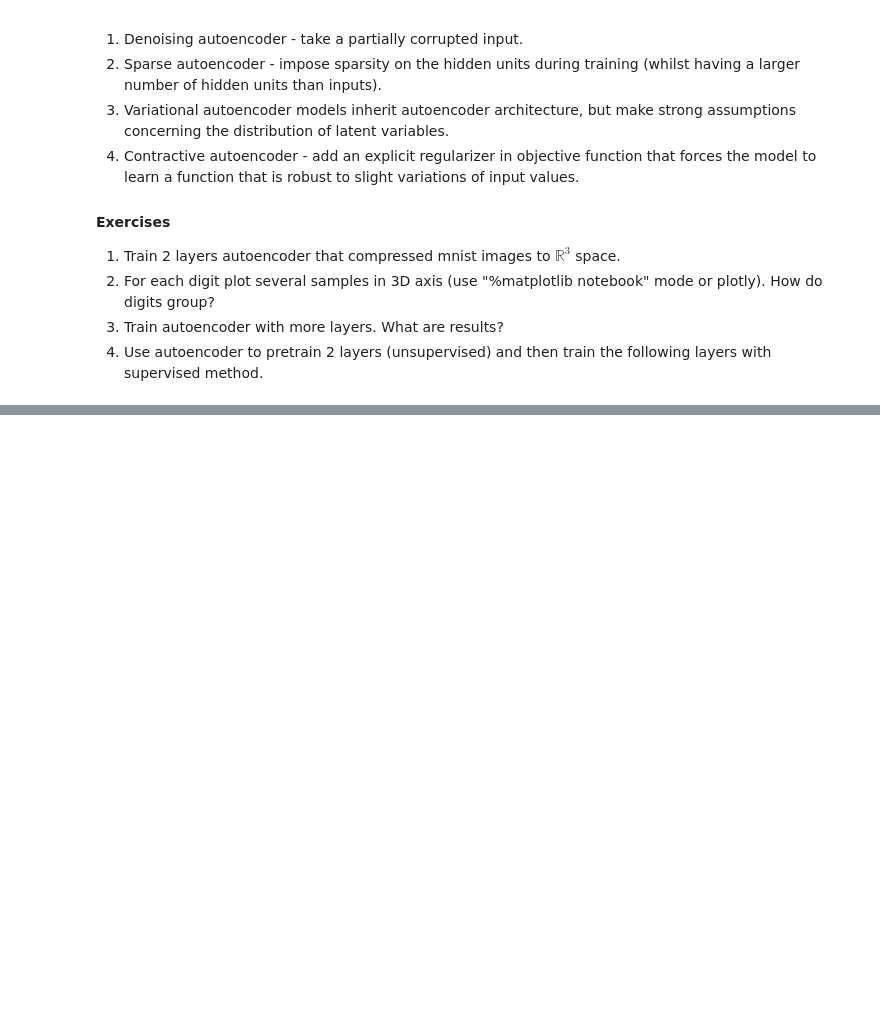
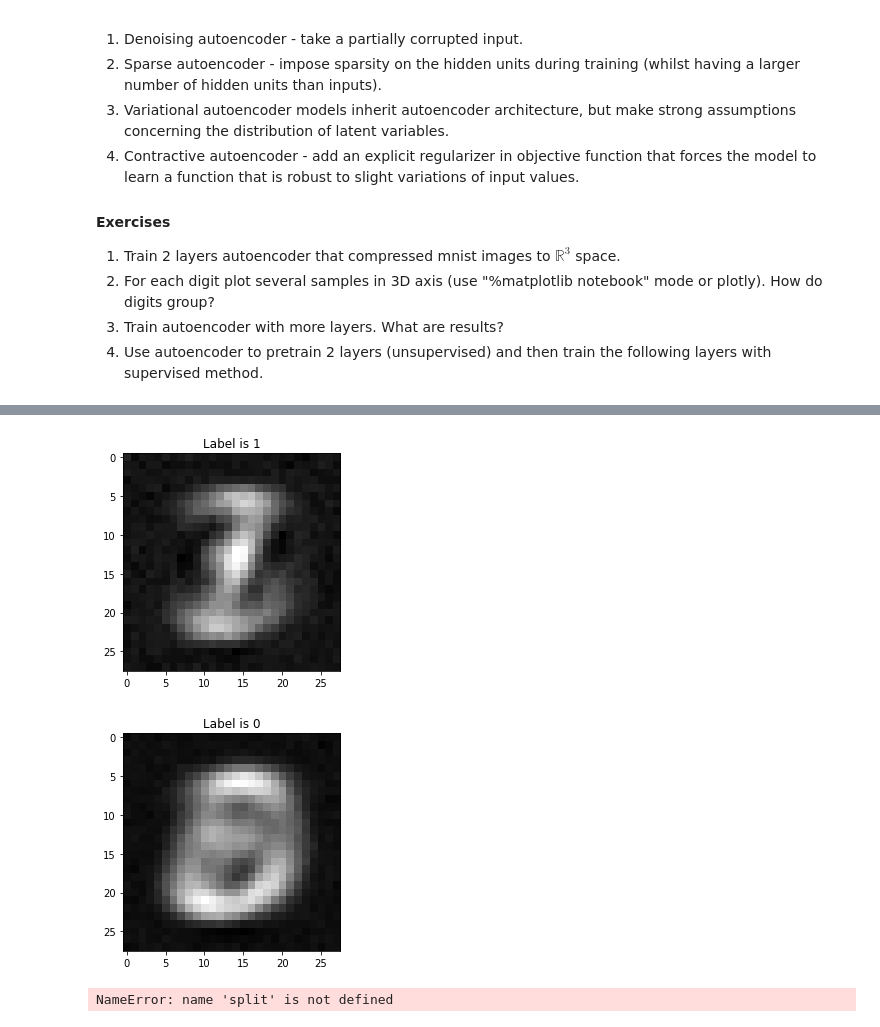
Before and after one commit to max-kuzn/squad, a Jupyter notebook: labs/lab-2.ipynb, the cells around one changed output, grey strips where cells are left out. Saved outputs shown, nothing was run; the diff lists cells and outputs as text; code cells hidden in the pictures; blank space fills up the shorter version.

```diff
--- a/labs/lab-2.ipynb
+++ b/labs/lab-2.ipynb
@@ -644,8 +661,10 @@ def autoencoder(
     # Сделаем так, чтобы первый слой был размера 784 и размеры всех слоёв симметричны
     if sizes[0] != 784:
         sizes.insert(0, 784)
+
+    n = len(sizes)
     for i in range(len(sizes) - 1):
-        sizes.append(sizes[i])
+        sizes.append(sizes[n - i - 2])
 
     # Количество слоев
     n = len(sizes)
@@ -704,10 +723,6 @@ def autoencoder(
                 inputs=x_interim[-1],
                 units=sizes[-1],
                 use_bias=True,
-                kernel_regularizer=tf.contrib.layers.l1_l2_regularizer(
-                    scale_l1=lambda1,
-                    scale_l2=lambda2
-                ),
                 name="y"
         )
     else:
@@ -715,9 +730,13 @@ def autoencoder(
                 inputs=x_interim[-1],
                 units=sizes[-1],
                 use_bias=True,
+                kernel_regularizer=tf.contrib.layers.l1_l2_regularizer(
+                    scale_l1=lambda1,
+                    scale_l2=lambda2
+                ),
                 name="y"
         )
-
+    x_interim.append(y)
     cross_entropy = tf.reduce_sum(tf.square(x - y))
 
     train_step = tf.train.GradientDescentOptimizer(grad_speed).minimize(cross_entropy)
@@ -735,10 +754,18 @@ def autoencoder(
                 for batch_x, batch_y in next_batch(X_train, Y_train, batch_size):
                     sess.run(train_step, feed_dict={x: batch_x})
 
-        images = sess.run(y, feed_dict={x: X_train[:5]})
-        for i in range(5):
+        images = sess.run(y, feed_dict={x: data[:5]})
+        for i in range(2):
             img = np.asarray(images[i]).reshape((28, 28))
             plt.title('Label is ' + str(labels[i]))
             plt.imshow(img, cmap='gray')
             plt.show()
         writer.close()
+    model = list()
+    for i in range((n + 1) // 2):
+        w = tf.get_default_graph().get_tensor_by_name(
+          split(x_interim[i + 1].name)[0] + '/kernel:0')
+        b = tf.get_default_graph().get_tensor_by_name(
+          os.path.split(x_interim[i + 1].name)[0] + '/bias:0')
+        model.append((w, b))
+    return model
@@ -753,0 +772,7 @@ INFO:tensorflow:Scale of 0 disables regularizer.
+# %%
+model = autoencoder(sizes=[784, 200, 3], epoches=2, grad_speed=5*1e-5)
+print(len(model), len(model[0]), model[0][0])
+# %% [output]
+[figure, added]
+[figure, added]
+NameError: name 'split' is not defined
```
Also changed, not shown: parts of 5 cells of this notebook.
